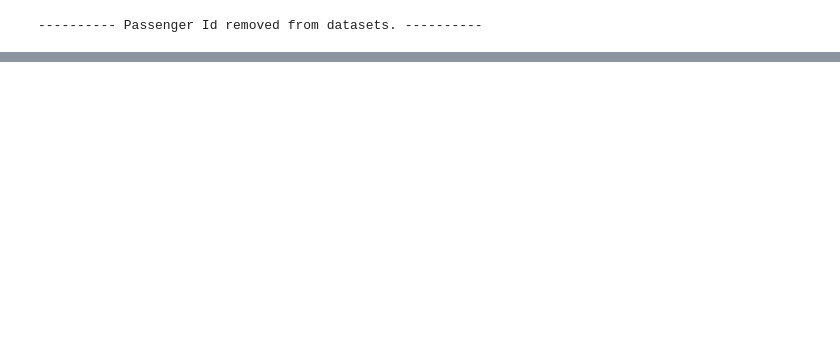
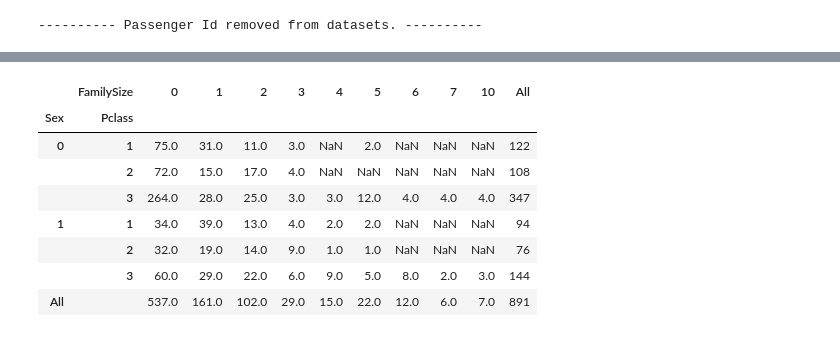
Before and after one commit to MateuszKonopelski/Kaggle, a Jupyter notebook: Project1_Titanic/Titanic_code.ipynb, the cells around one changed output, grey strips where cells are left out. Saved outputs shown, nothing was run; the diff lists cells and outputs as text; code cells hidden in the pictures; blank space fills up the shorter version.

```diff
--- a/Project1_Titanic/Titanic_code.ipynb
+++ b/Project1_Titanic/Titanic_code.ipynb
@@ -347,0 +370,12 @@ print('-'*10, 'Passenger Id removed from datasets.', '-'*10)
+# %%
+train_data.pivot_table('Survived', index=['Sex', 'Pclass'], columns='FamilySize', aggfunc='count', margins=True)
+# %% [output]
+|  | FamilySize | 0 | 1 | 2 | 3 | 4 | 5 | 6 | 7 | 10 | All |
+| Sex | Pclass |  |  |  |  |  |  |  |  |  |  |
+| 0 | 1 | 75.0 | 31.0 | 11.0 | 3.0 | NaN | 2.0 | NaN | NaN | NaN | 122 |
+|  | 2 | 72.0 | 15.0 | 17.0 | 4.0 | NaN | NaN | NaN | NaN | NaN | 108 |
+|  | 3 | 264.0 | 28.0 | 25.0 | 3.0 | 3.0 | 12.0 | 4.0 | 4.0 | 4.0 | 347 |
+| 1 | 1 | 34.0 | 39.0 | 13.0 | 4.0 | 2.0 | 2.0 | NaN | NaN | NaN | 94 |
+|  | 2 | 32.0 | 19.0 | 14.0 | 9.0 | 1.0 | 1.0 | NaN | NaN | NaN | 76 |
+|  | 3 | 60.0 | 29.0 | 22.0 | 6.0 | 9.0 | 5.0 | 8.0 | 2.0 | 3.0 | 144 |
+| All |  | 537.0 | 161.0 | 102.0 | 29.0 | 15.0 | 22.0 | 12.0 | 6.0 | 7.0 | 891 |
```
Also changed, not shown: parts of 7 cells of this notebook.
